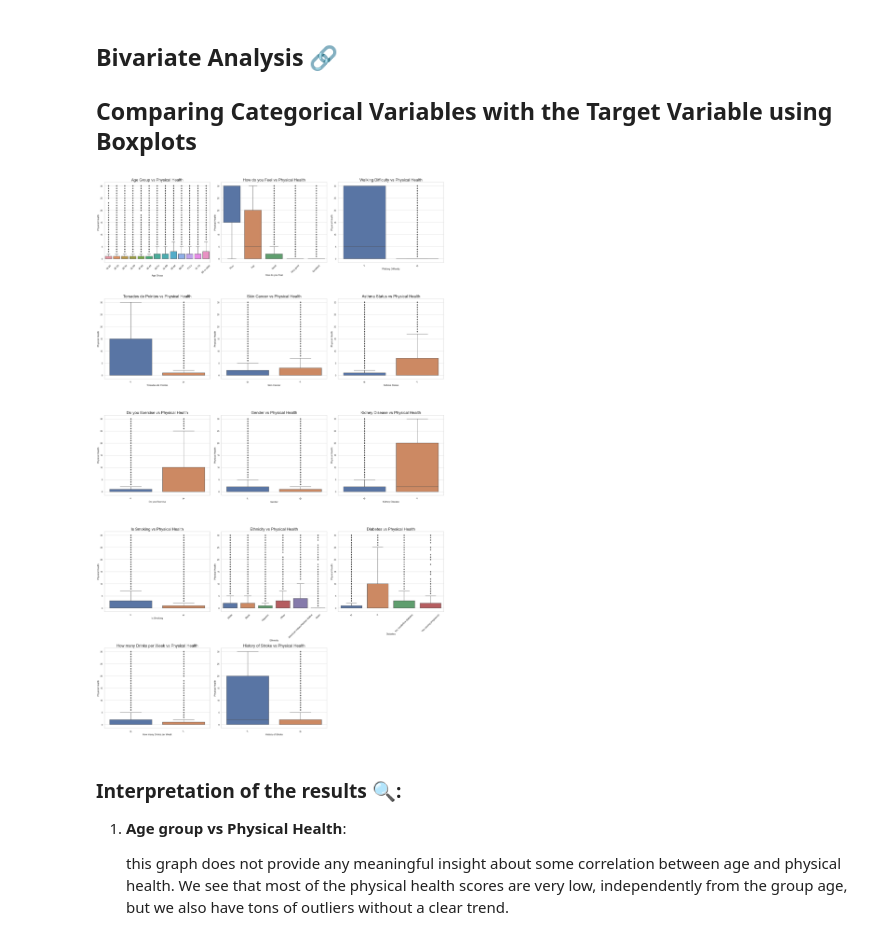
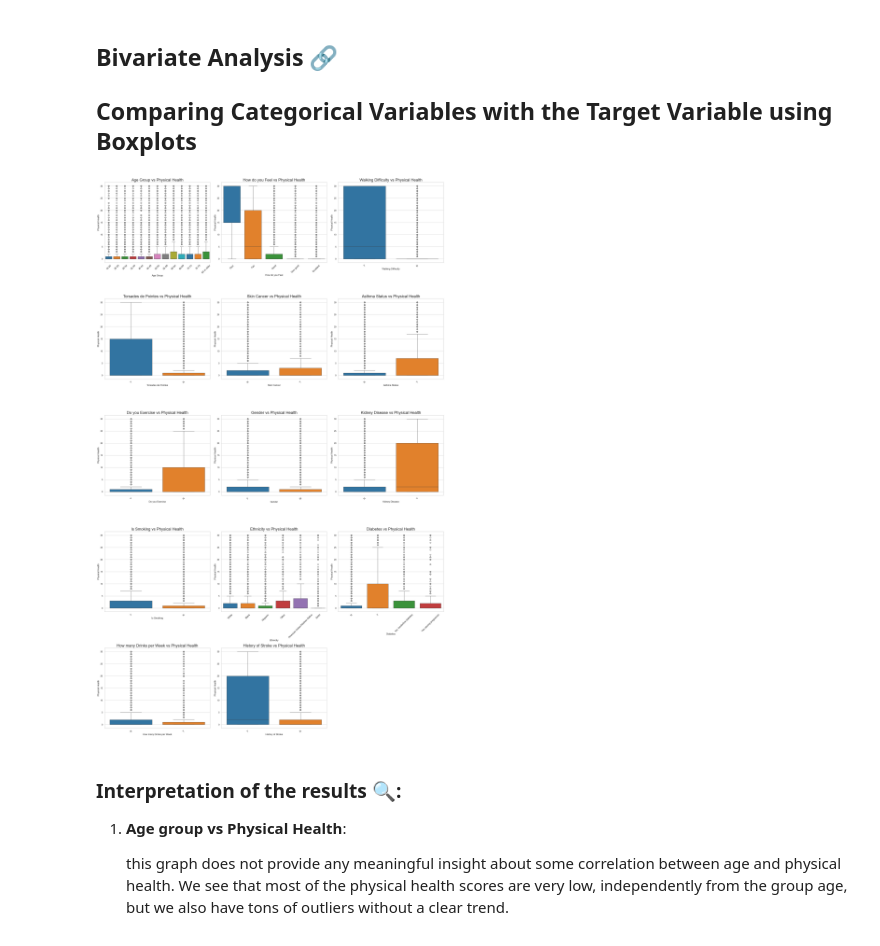
Before and after one commit to Dadd0/AI_MedCare_282401, a Jupyter notebook: main.ipynb, the cells around one changed output. Saved outputs shown, nothing was run; the diff lists cells and outputs as text; code cells hidden in the pictures.

```diff
--- a/main.ipynb
+++ b/main.ipynb
@@ -268,21 +271,21 @@ sns.heatmap(data = medcenter_df[numerical_features].corr(numeric_only=True), ann
 # %%
 fig, axes = plt.subplots(5,3, figsize = (25,40))
 
 for i in range(len(categorical_features)):
     if categorical_features[i] == 'Age Group':
-        sns.boxplot(data = medcenter_df, y = 'Physical Health', x = categorical_features[i], ax = axes[i//3, i%3], order = sorted(medcenter_df['Age Group'].unique()))
+        sns.boxplot(data = medcenter_df, y = 'Physical Health', x = categorical_features[i], ax = axes[i//3, i%3], palette = 'tab10', order = sorted(medcenter_df['Age Group'].unique()))
     elif categorical_features[i] == 'How do you Feel':
-        sns.boxplot(data = medcenter_df, y = 'Physical Health', x = categorical_features[i], ax = axes[i//3, i%3], order = ['Poor', 'Fair', 'Good', 'Very good', 'Excellent'])
+        sns.boxplot(data = medcenter_df, y = 'Physical Health', x = categorical_features[i], ax = axes[i//3, i%3], palette = 'tab10', order = ['Poor', 'Fair', 'Good', 'Very good', 'Excellent'])
     else:
-        sns.boxplot(data = medcenter_df, y = 'Physical Health', x = categorical_features[i], ax = axes[i//3, i%3])
+        sns.boxplot(data = medcenter_df, y = 'Physical Health', x = categorical_features[i], palette = 'tab10', ax = axes[i//3, i%3])
 
     axes[i//3, i%3].set_title(f"{categorical_features[i]} vs Physical Health", fontsize = 20)
     axes[i//3, i%3].tick_params(axis='x', labelrotation=45, labelsize = 12)
 
 plt.delaxes(ax = axes[4,2])
 plt.tight_layout()
 # %% [output]
-[figure, old version]
+[figure, new version]
 # %% [markdown]
 ### Interpretation of the results 🔍:
 
```
Also changed, not shown: parts of 15 cells of this notebook.
